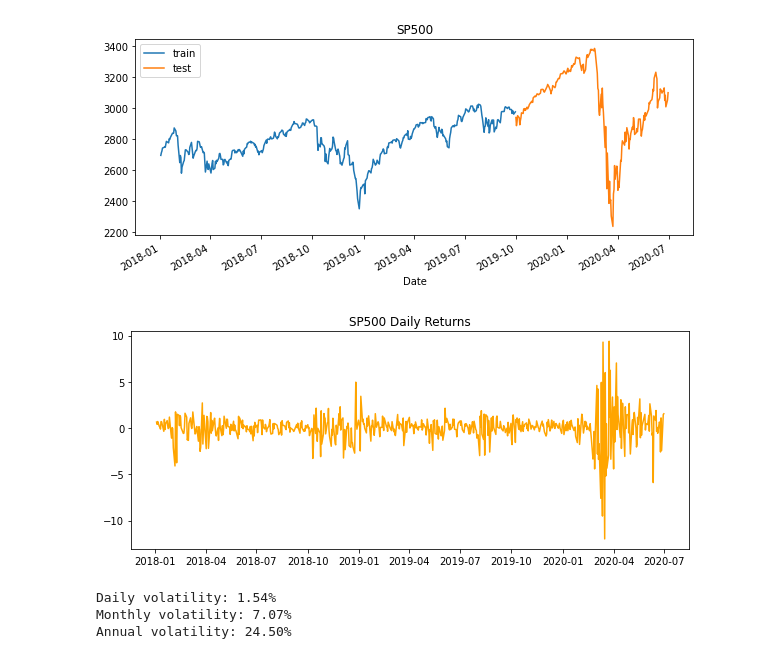
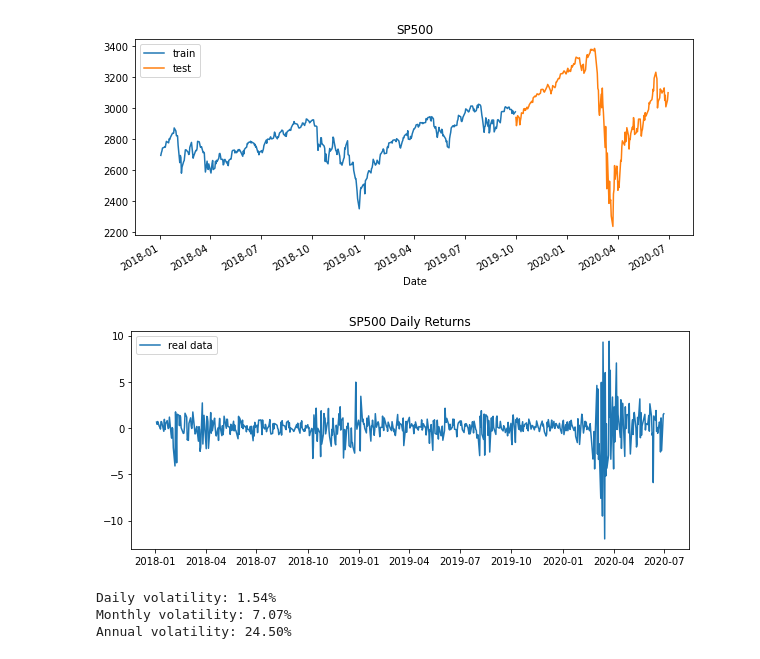
Before and after one commit to jbogocz/arima_garch, a Jupyter notebook: garch.ipynb, the cells around one changed output. Saved outputs shown, nothing was run; the diff lists cells and outputs as text; code cells hidden in the pictures.

```diff
--- a/garch.ipynb
+++ b/garch.ipynb
@@ -80,22 +80,24 @@ def returns_vol(df, column):
     df['Returns'] = df[column].pct_change()*100
     # Calculate daily std of returns
     volatility = df['Returns'].std()
+    df.dropna(inplace=True)
     return df, volatility
 
 df, volatility = returns_vol(df, column='Close')
 # %%
 # Plot the price returns
 plt.figure(figsize=(10,4))
-plt.plot(df['Returns'], color = 'orange')
+plt.plot(df['Returns'], label='real data')
 plt.title('SP500 Daily Returns')
+plt.legend()
 plt.show()
 
 # Print volatility
 print(f'''Daily volatility: {volatility:.2f}%
 Monthly volatility: {np.sqrt(21)*volatility:.2f}%
 Annual volatility: {np.sqrt(252)*volatility:.2f}% ''')
 # %% [output]
-[figure, old version]
+[figure, new version]
 Daily volatility: 1.54%
 Monthly volatility: 7.07%
 Annual volatility: 24.50%
```
Also changed, not shown: parts of 3 cells of this notebook.
